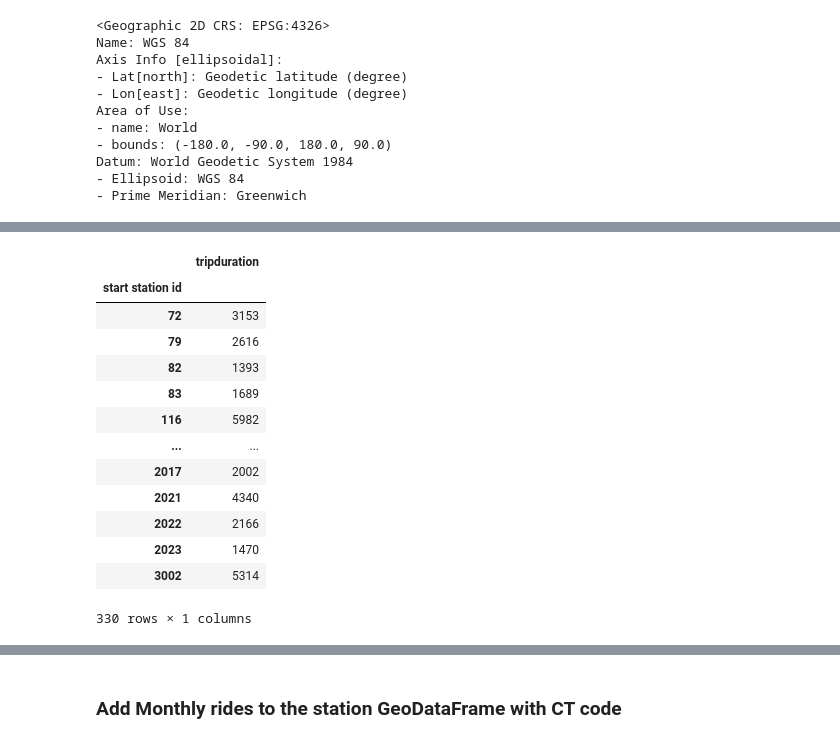
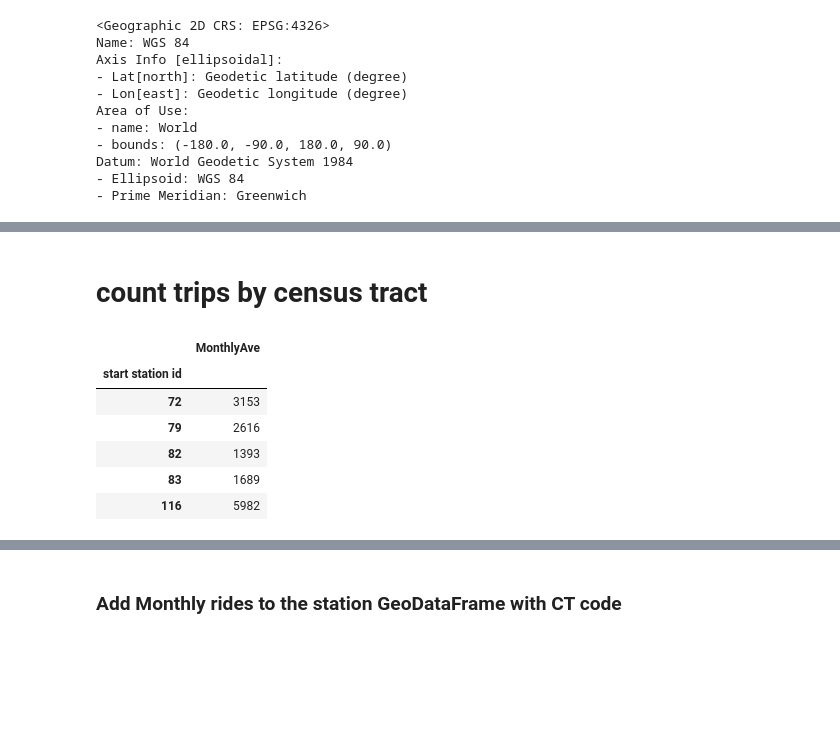
Before and after one commit to fedhere/PUS2020_FBianco, a Jupyter notebook: classdemo/GeospatialAnalysis_CitiBike.ipynb, the cells around one changed output, grey strips where cells are left out. Saved outputs shown, nothing was run; the diff lists cells and outputs as text; code cells hidden in the pictures; blank space fills up the shorter version.

```diff
--- a/classdemo/GeospatialAnalysis_CitiBike.ipynb
+++ b/classdemo/GeospatialAnalysis_CitiBike.ipynb
@@ -458,18 +503,13 @@ cb201309.head()
+# %% [markdown]
+# count trips by census tract
 # %%
-montlytrips = cb201309.groupby("start station id").count()[["tripduration"]]
-montlytrips
+montlytrips = cb201309.groupby("start station id").count()[["tripduration"]].rename({"tripduration":"MonthlyAve"}, axis=1)
+montlytrips.head()
 # %% [output]
-|  | tripduration |
+|  | MonthlyAve |
 | start station id |  |
 | 72 | 3153 |
 | 79 | 2616 |
 | 82 | 1393 |
 | 83 | 1689 |
 | 116 | 5982 |
-| ... | ... |
-| 2017 | 2002 |
-| 2021 | 4340 |
-| 2022 | 2166 |
-| 2023 | 1470 |
-| 3002 | 5314 |
-330 rows × 1 columns
```
Also changed, not shown: parts of 68 cells of this notebook.
